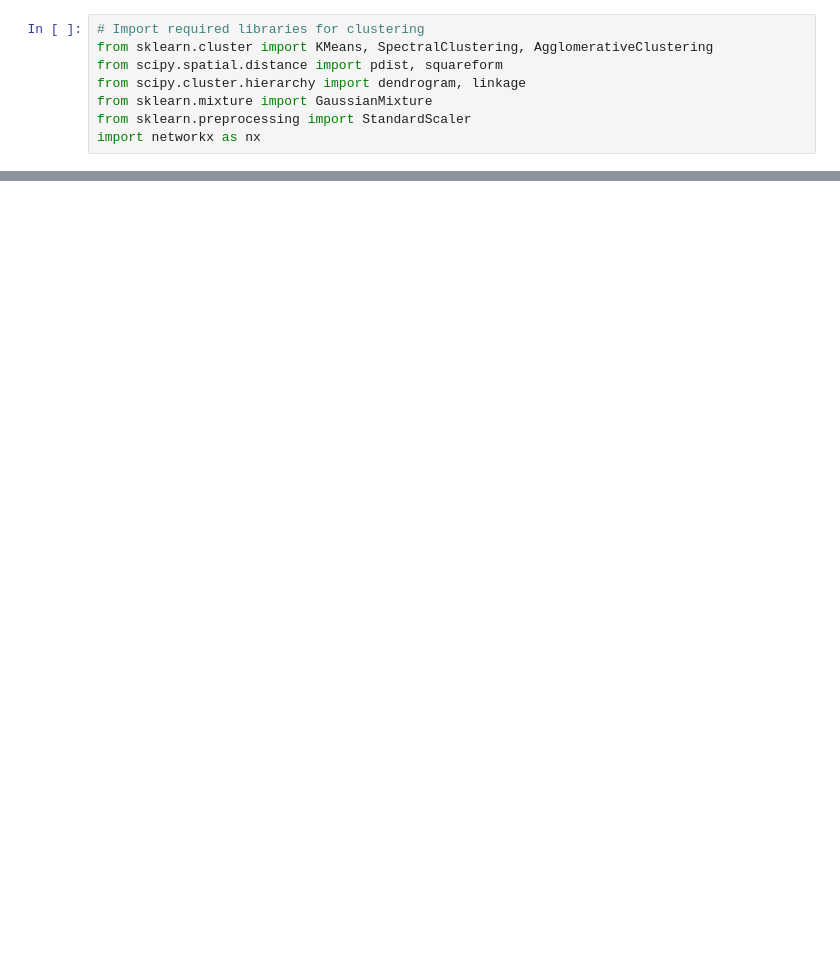
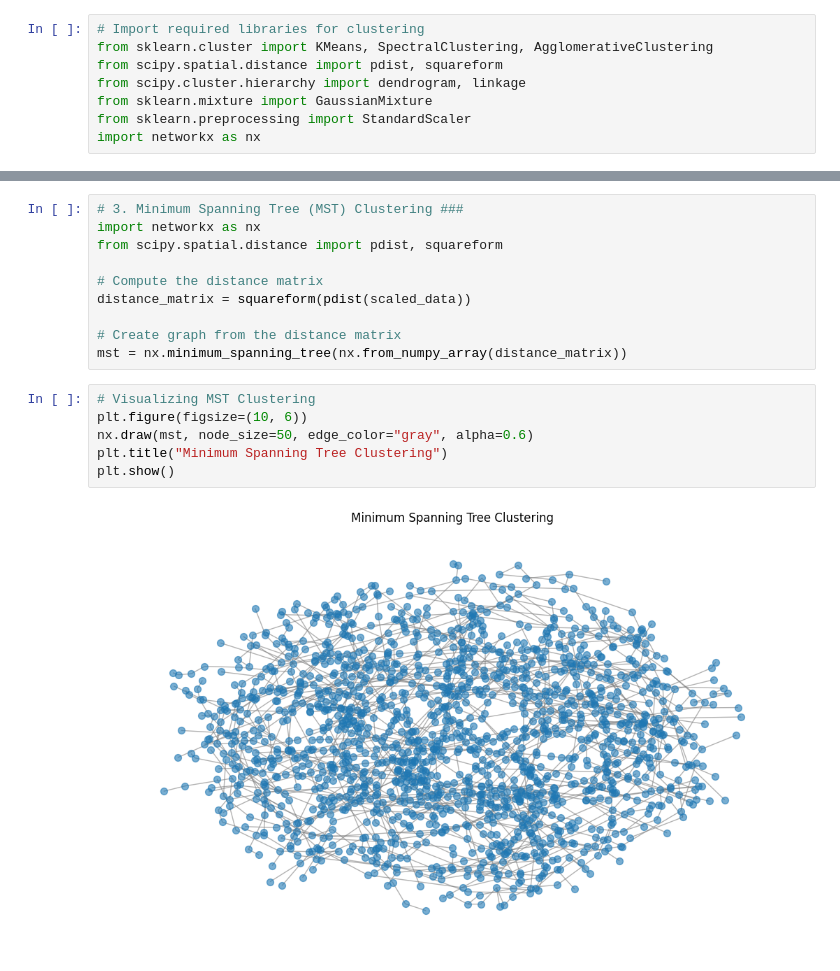
Before and after one commit to devender231/21BDS0044_DEVENDER, a Jupyter notebook: 21BDS0044.ipynb, the cells around one changed output, grey strips where cells are left out. Saved outputs shown, nothing was run; the diff lists cells and outputs as text; blank space fills up the shorter version.

```diff
--- a/21BDS0044.ipynb
+++ b/21BDS0044.ipynb
@@ -419,0 +467,18 @@ import networkx as nx
+# %%
+# 3. Minimum Spanning Tree (MST) Clustering ###
+import networkx as nx
+from scipy.spatial.distance import pdist, squareform
+
+# Compute the distance matrix
+distance_matrix = squareform(pdist(scaled_data))
+
+# Create graph from the distance matrix
+mst = nx.minimum_spanning_tree(nx.from_numpy_array(distance_matrix))
+# %%
+# Visualizing MST Clustering
+plt.figure(figsize=(10, 6))
+nx.draw(mst, node_size=50, edge_color="gray", alpha=0.6)
+plt.title("Minimum Spanning Tree Clustering")
+plt.show()
+# %% [output]
+[figure, added]
```
Also changed, not shown: parts of 19 cells of this notebook.
